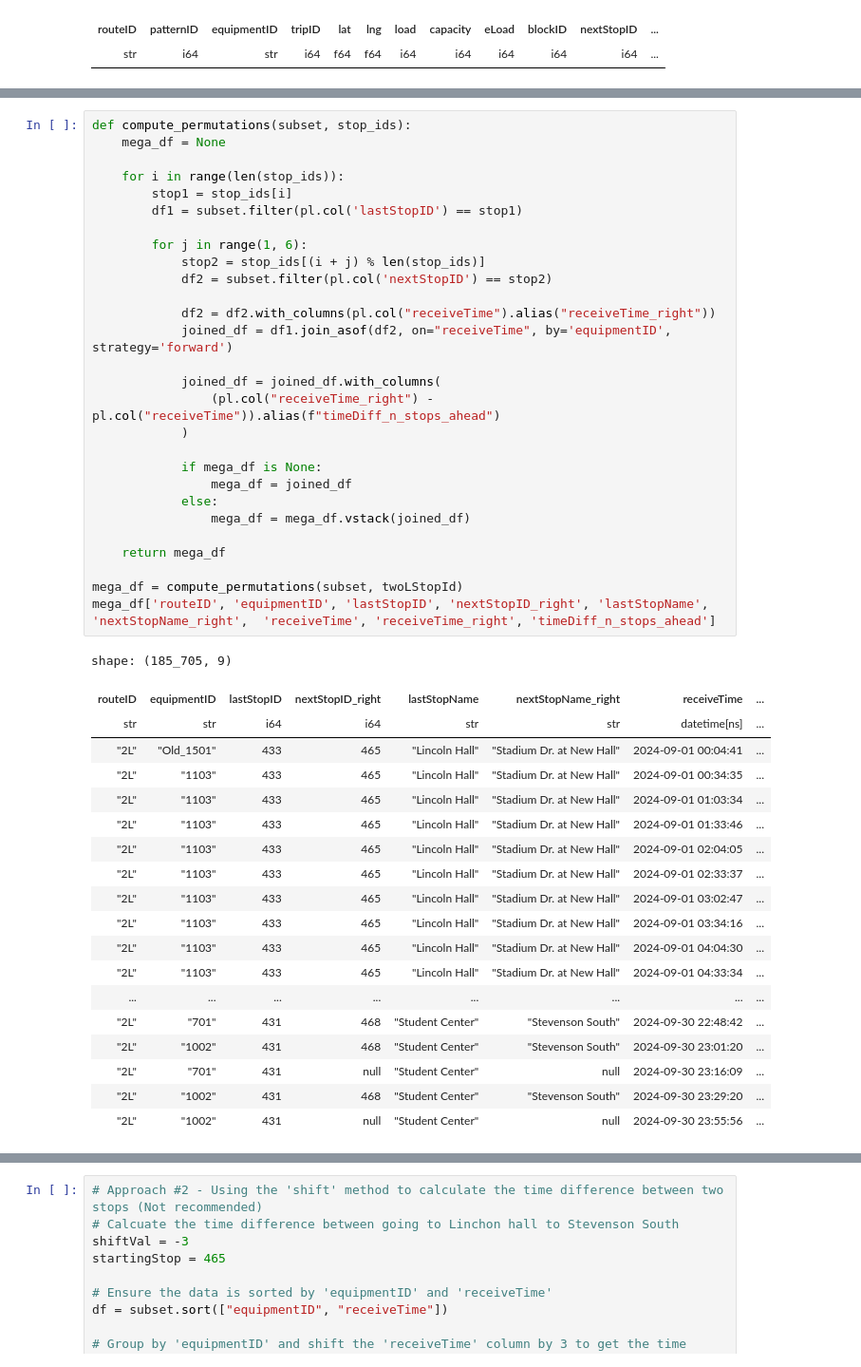
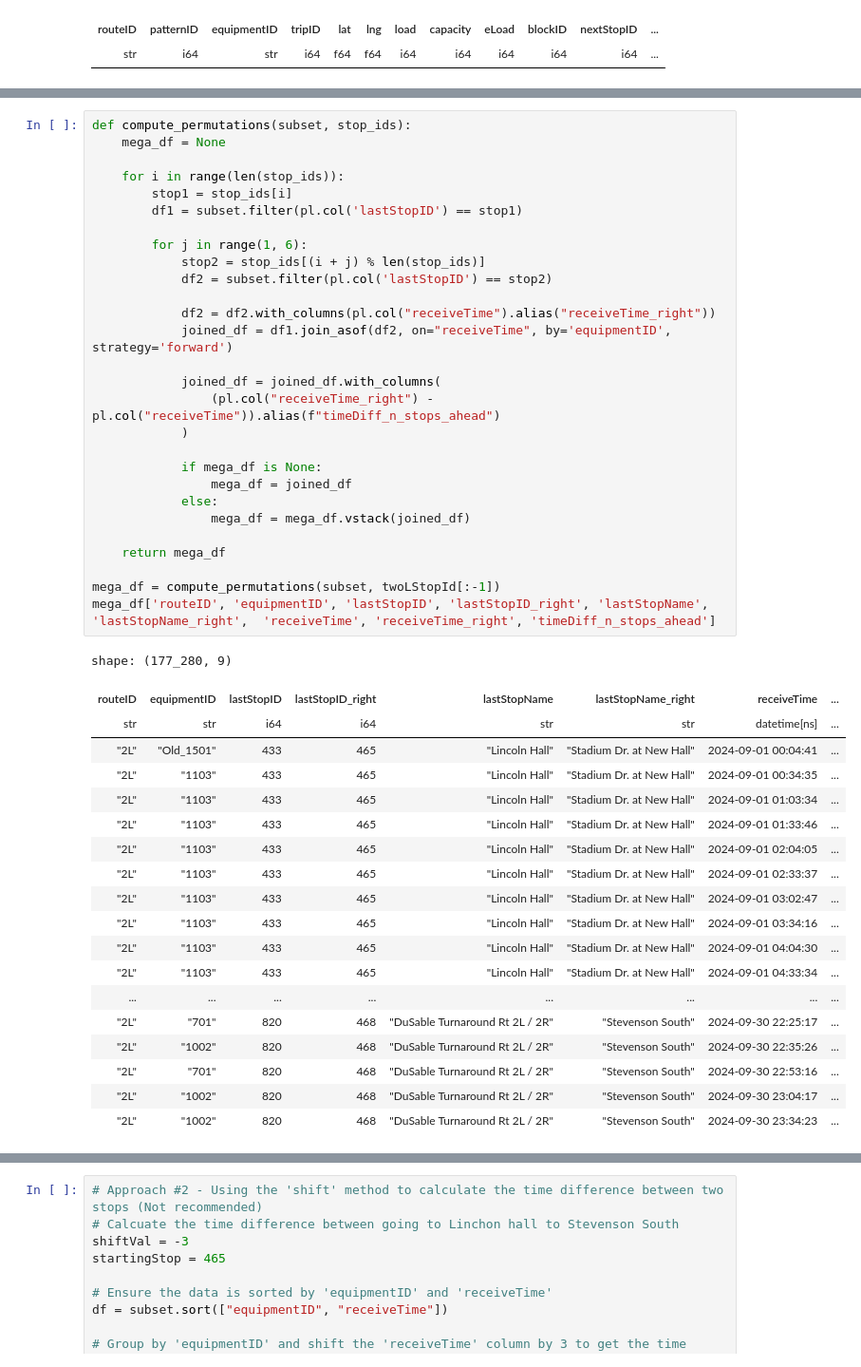
Before and after one commit to shaivilp/Research-Rookies, a Jupyter notebook: data_visualization/predictions.ipynb, the cells around one changed output, grey strips where cells are left out. Shown at 95% size. Saved outputs shown, nothing was run; the diff lists cells and outputs as text.

```diff
--- a/data_visualization/predictions.ipynb
+++ b/data_visualization/predictions.ipynb
@@ -387,34 +419,34 @@ shape: (23,)
 # %%
 def compute_permutations(subset, stop_ids):
     mega_df = None
 
     for i in range(len(stop_ids)):
         stop1 = stop_ids[i]
         df1 = subset.filter(pl.col('lastStopID') == stop1)
 
         for j in range(1, 6):
             stop2 = stop_ids[(i + j) % len(stop_ids)]
-            df2 = subset.filter(pl.col('nextStopID') == stop2)
+            df2 = subset.filter(pl.col('lastStopID') == stop2)
 
             df2 = df2.with_columns(pl.col("receiveTime").alias("receiveTime_right"))
             joined_df = df1.join_asof(df2, on="receiveTime", by='equipmentID', strategy='forward')
 
             joined_df = joined_df.with_columns(
                 (pl.col("receiveTime_right") - pl.col("receiveTime")).alias(f"timeDiff_n_stops_ahead")
             )
 
             if mega_df is None:
                 mega_df = joined_df
             else:
                 mega_df = mega_df.vstack(joined_df)
 
     return mega_df
 
-mega_df = compute_permutations(subset, twoLStopId)
-mega_df['routeID', 'equipmentID', 'lastStopID', 'nextStopID_right', 'lastStopName', 'nextStopName_right',  'receiveTime', 'receiveTime_right', 'timeDiff_n_stops_ahead']
+mega_df = compute_permutations(subset, twoLStopId[:-1])
+mega_df['routeID', 'equipmentID', 'lastStopID', 'lastStopID_right', 'lastStopName', 'lastStopName_right',  'receiveTime', 'receiveTime_right', 'timeDiff_n_stops_ahead']
 # %% [output]
-shape: (185_705, 9)
+shape: (177_280, 9)
-| routeID | equipmentID | lastStopID | nextStopID_right | lastStopName | nextStopName_right | receiveTime | ... |
+| routeID | equipmentID | lastStopID | lastStopID_right | lastStopName | lastStopName_right | receiveTime | ... |
 | str | str | i64 | i64 | str | str | datetime[ns] | ... |
 | "2L" | "Old_1501" | 433 | 465 | "Lincoln Hall" | "Stadium Dr. at New Hall" | 2024-09-01 00:04:41 | ... |
 | "2L" | "1103" | 433 | 465 | "Lincoln Hall" | "Stadium Dr. at New Hall" | 2024-09-01 00:34:35 | ... |
@@ -427,8 +459,8 @@ shape: (185_705, 9)
 | "2L" | "1103" | 433 | 465 | "Lincoln Hall" | "Stadium Dr. at New Hall" | 2024-09-01 04:04:30 | ... |
 | "2L" | "1103" | 433 | 465 | "Lincoln Hall" | "Stadium Dr. at New Hall" | 2024-09-01 04:33:34 | ... |
 | ... | ... | ... | ... | ... | ... | ... | ... |
-| "2L" | "701" | 431 | 468 | "Student Center" | "Stevenson South" | 2024-09-30 22:48:42 | ... |
-| "2L" | "1002" | 431 | 468 | "Student Center" | "Stevenson South" | 2024-09-30 23:01:20 | ... |
-| "2L" | "701" | 431 | null | "Student Center" | null | 2024-09-30 23:16:09 | ... |
-| "2L" | "1002" | 431 | 468 | "Student Center" | "Stevenson South" | 2024-09-30 23:29:20 | ... |
-| "2L" | "1002" | 431 | null | "Student Center" | null | 2024-09-30 23:55:56 | ... |
+| "2L" | "701" | 820 | 468 | "DuSable Turnaround Rt 2L / 2R" | "Stevenson South" | 2024-09-30 22:25:17 | ... |
+| "2L" | "1002" | 820 | 468 | "DuSable Turnaround Rt 2L / 2R" | "Stevenson South" | 2024-09-30 22:35:26 | ... |
+| "2L" | "701" | 820 | 468 | "DuSable Turnaround Rt 2L / 2R" | "Stevenson South" | 2024-09-30 22:53:16 | ... |
+| "2L" | "1002" | 820 | 468 | "DuSable Turnaround Rt 2L / 2R" | "Stevenson South" | 2024-09-30 23:04:17 | ... |
+| "2L" | "1002" | 820 | 468 | "DuSable Turnaround Rt 2L / 2R" | "Stevenson South" | 2024-09-30 23:34:23 | ... |
```
Also changed, not shown: parts of 5 cells of this notebook.
